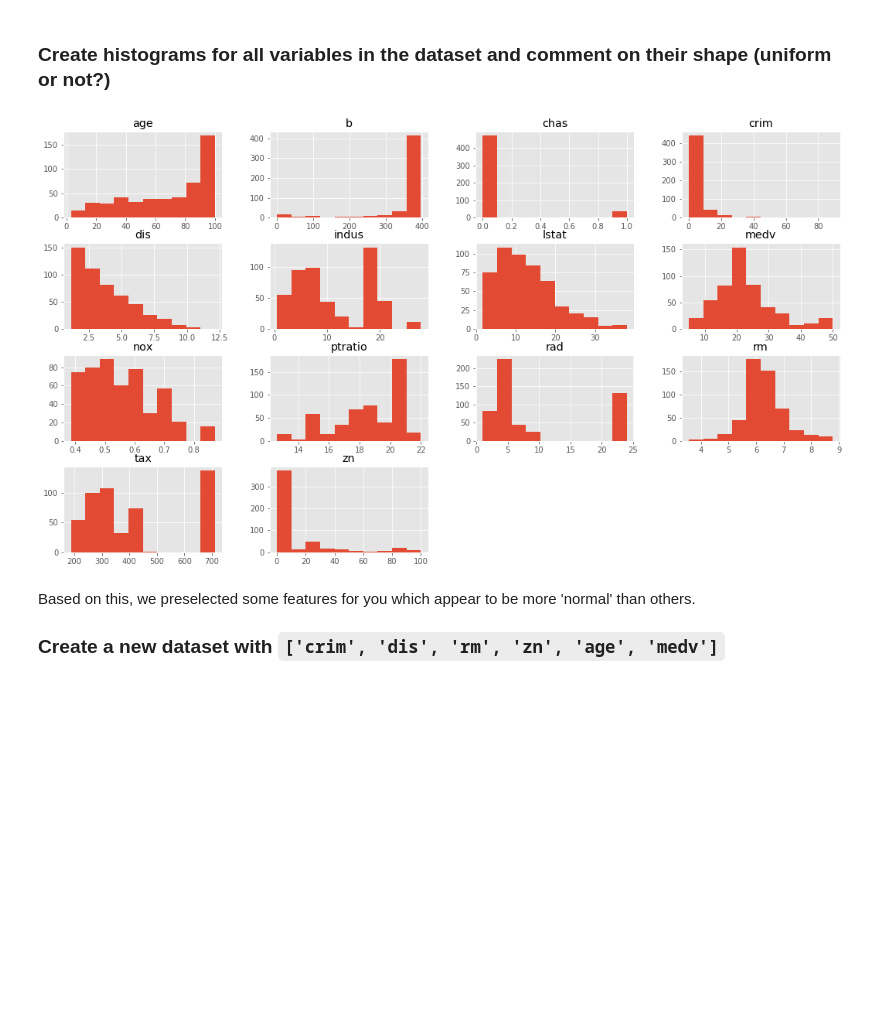
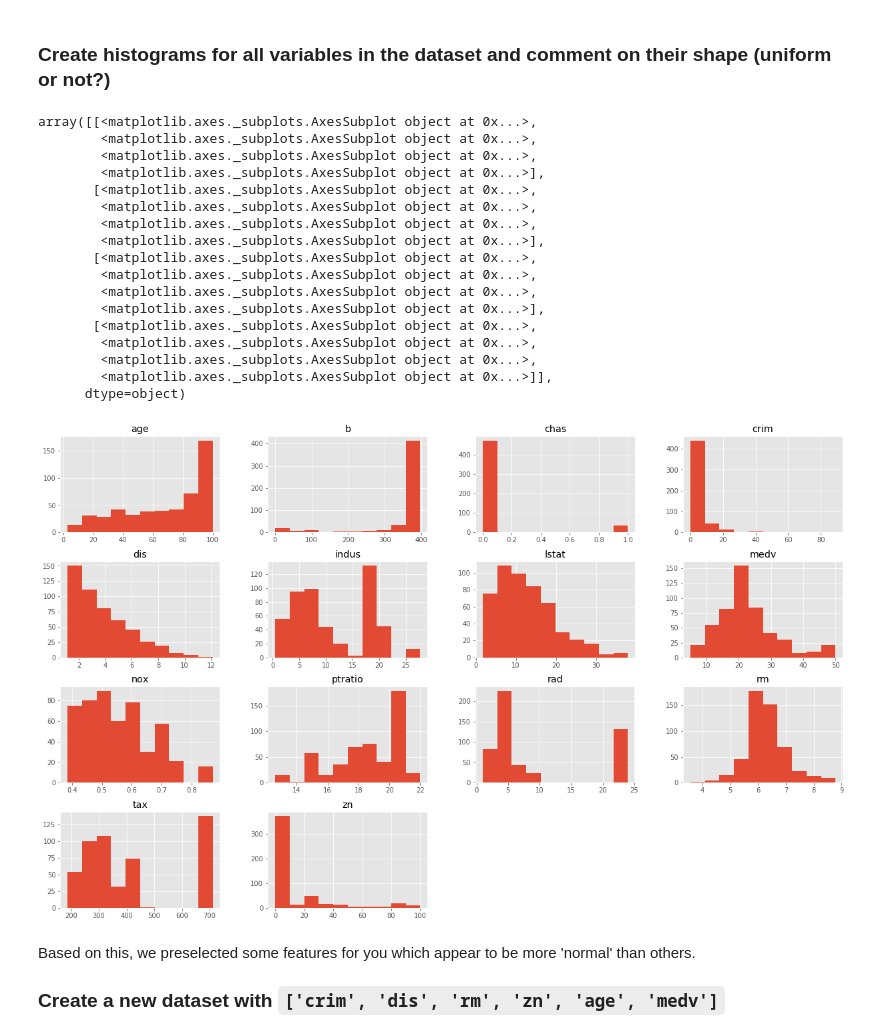
Before and after one commit to jammy-bot/dsc-regression-boston-lab-online-ds-ft-120919, a Jupyter notebook: index.ipynb, the cells around one changed output. Cells and saved outputs as stored; diff of their text form; code cells hidden in the pictures; blank space fills up the shorter version.

```diff
--- a/index.ipynb
+++ b/index.ipynb
@@ -22,3 +20,9 @@ You will be able to:
+# %%
+# Your code here
+import pandas as pd
+import matplotlib.pyplot as plt
+plt.style.use('ggplot')
+boston = pd.read_csv('BostonHousing.csv')
 # %% [markdown]
 The columns in the Boston housing data represent the dependent and independent variables. The dependent variable here is the median house value `MEDV`. The description of the other variables is available on [KAGGLE](https://www.kaggle.com/c/boston-housing).
 
@@ -38,5 +46,23 @@ The columns in the Boston housing data represent the dependent and independent v
 ### Create histograms for all variables in the dataset and comment on their shape (uniform or not?)
 # %%
 # Your code here
+boston.hist(figsize=(21, 13))
 # %% [output]
+array([[<matplotlib.axes._subplots.AxesSubplot object at 0x...>,
+        <matplotlib.axes._subplots.AxesSubplot object at 0x...>,
+        <matplotlib.axes._subplots.AxesSubplot object at 0x...>,
+        <matplotlib.axes._subplots.AxesSubplot object at 0x...>],
+       [<matplotlib.axes._subplots.AxesSubplot object at 0x...>,
+        <matplotlib.axes._subplots.AxesSubplot object at 0x...>,
+        <matplotlib.axes._subplots.AxesSubplot object at 0x...>,
+        <matplotlib.axes._subplots.AxesSubplot object at 0x...>],
+       [<matplotlib.axes._subplots.AxesSubplot object at 0x...>,
+        <matplotlib.axes._subplots.AxesSubplot object at 0x...>,
+        <matplotlib.axes._subplots.AxesSubplot object at 0x...>,
+        <matplotlib.axes._subplots.AxesSubplot object at 0x...>],
+       [<matplotlib.axes._subplots.AxesSubplot object at 0x...>,
+        <matplotlib.axes._subplots.AxesSubplot object at 0x...>,
+        <matplotlib.axes._subplots.AxesSubplot object at 0x...>,
+        <matplotlib.axes._subplots.AxesSubplot object at 0x...>]],
+      dtype=object)
-[figure, old version]
+[figure, new version]
```
Also changed, not shown: parts of 16 cells of this notebook.
